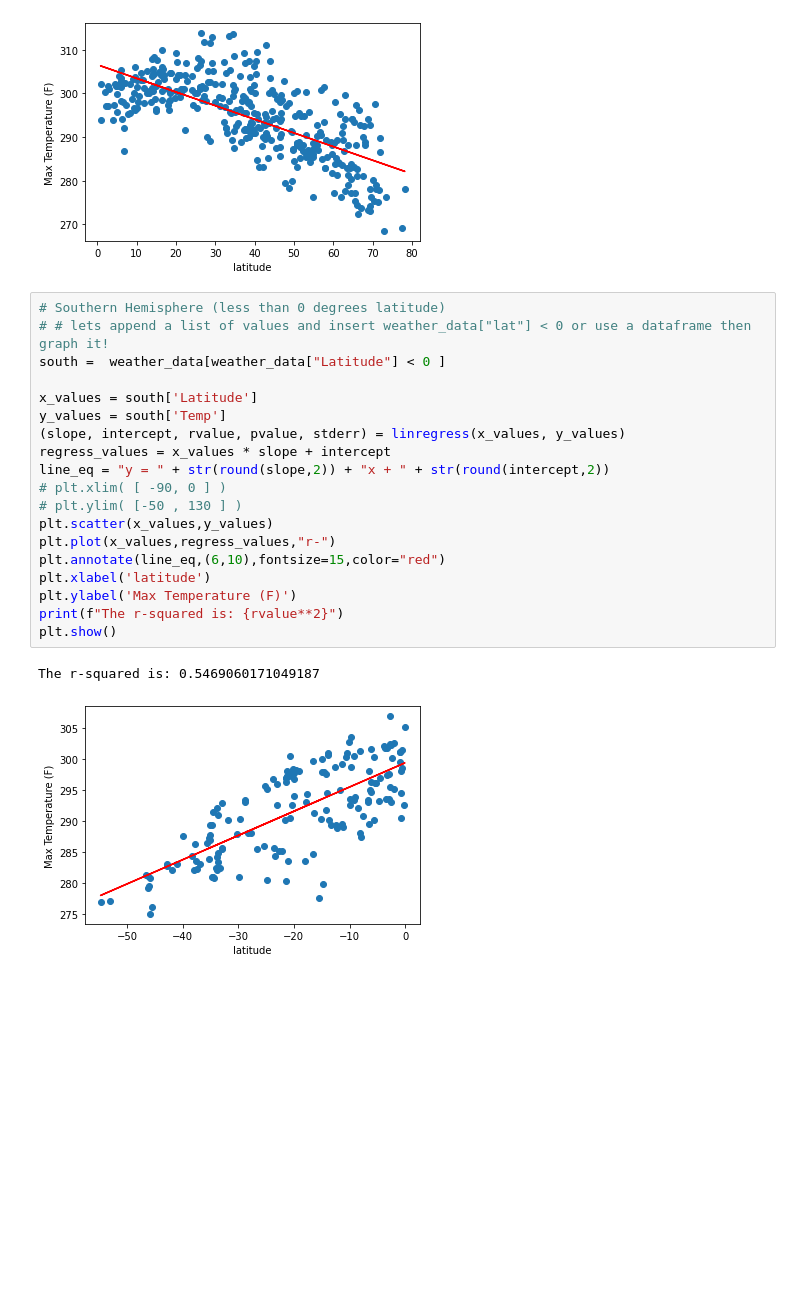
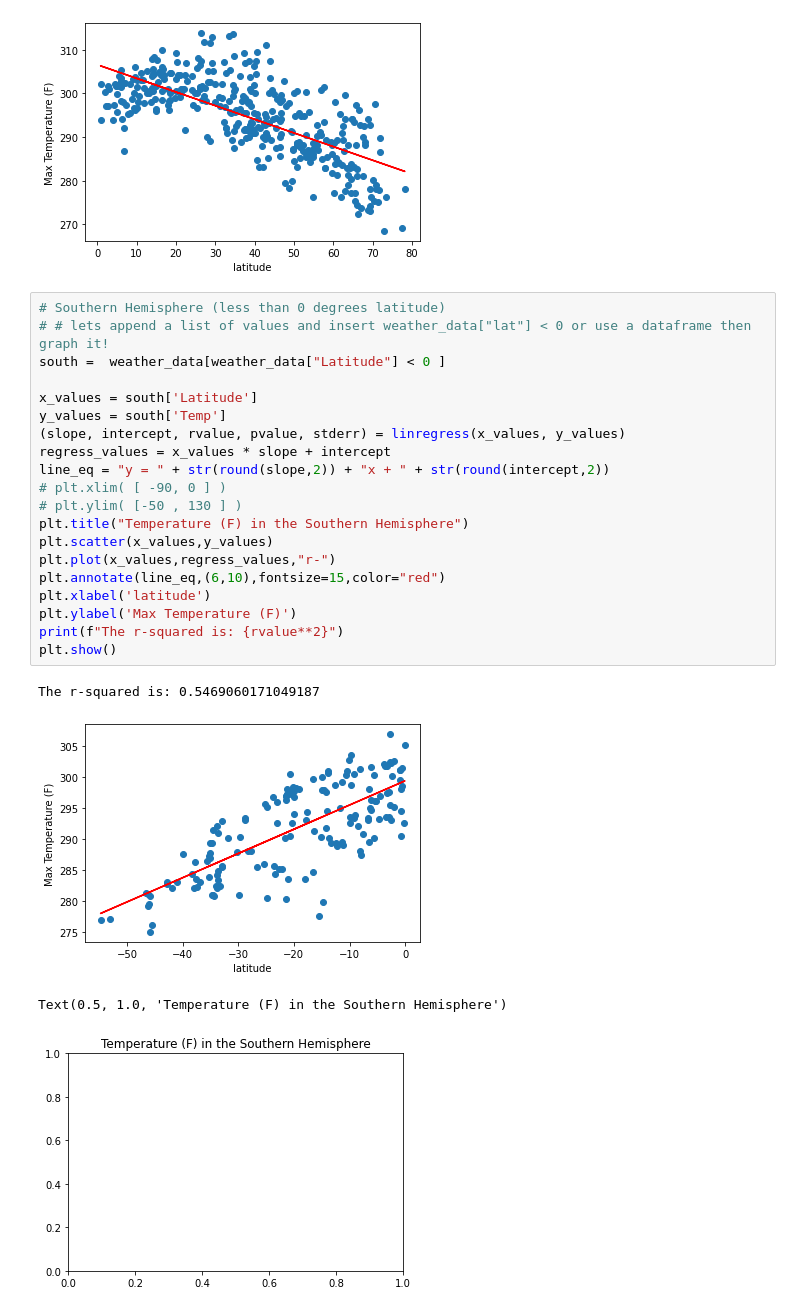
Before and after one commit to Rob397/python-api-challenge, a Jupyter notebook: WeatherPy/WeatherPy.ipynb, the cells around one changed output. Cells and saved outputs as stored; diff of their text form; blank space fills up the shorter version.

```diff
--- a/WeatherPy/WeatherPy.ipynb
+++ b/WeatherPy/WeatherPy.ipynb
@@ -375,25 +373,28 @@ The r-squared is: 0.4837439462600159
 # %%
 # Southern Hemisphere (less than 0 degrees latitude)
 # # lets append a list of values and insert weather_data["lat"] < 0 or use a dataframe then graph it!
 south =  weather_data[weather_data["Latitude"] < 0 ]
 
 x_values = south['Latitude']
 y_values = south['Temp']
 (slope, intercept, rvalue, pvalue, stderr) = linregress(x_values, y_values)
 regress_values = x_values * slope + intercept
 line_eq = "y = " + str(round(slope,2)) + "x + " + str(round(intercept,2))
 # plt.xlim( [ -90, 0 ] )
 # plt.ylim( [-50 , 130 ] )
+plt.title("Temperature (F) in the Southern Hemisphere")
 plt.scatter(x_values,y_values)
 plt.plot(x_values,regress_values,"r-")
 plt.annotate(line_eq,(6,10),fontsize=15,color="red")
 plt.xlabel('latitude')
 plt.ylabel('Max Temperature (F)')
 print(f"The r-squared is: {rvalue**2}")
 plt.show()
 # %% [output]
 The r-squared is: 0.5469060171049187
 [figure]
+Text(0.5, 1.0, 'Temperature (F) in the Southern Hemisphere')
+[figure, added]
 # %%
 #Latitude vs. Humidity -----North
 x_values = North['Latitude']
```
Also changed, not shown: parts of 7 cells of this notebook.
